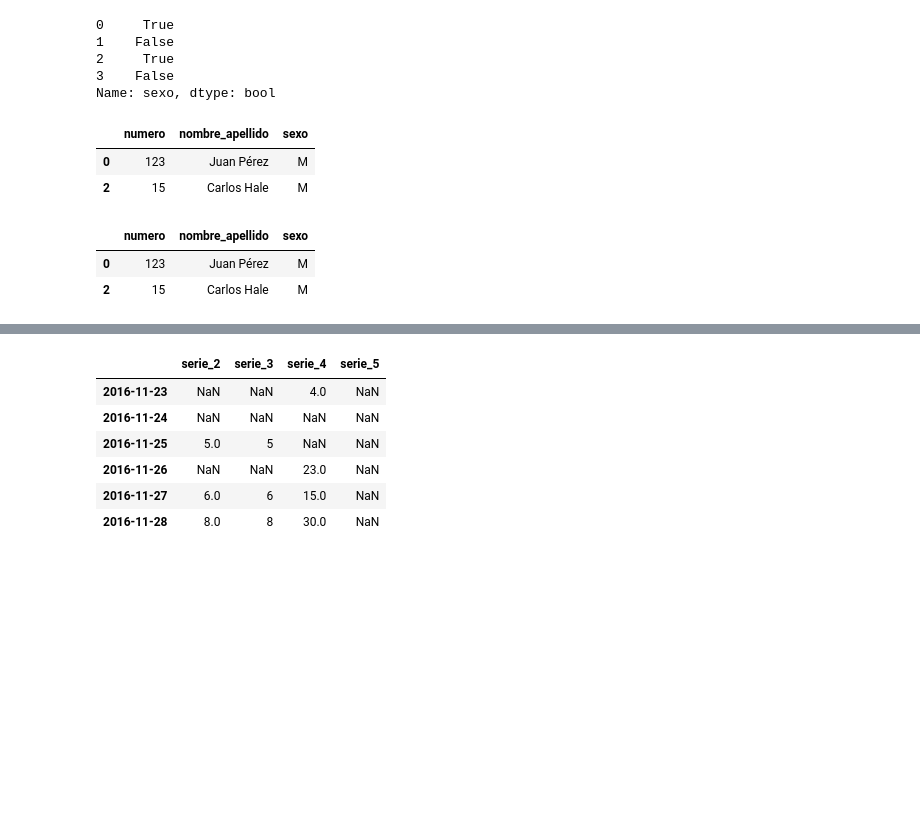
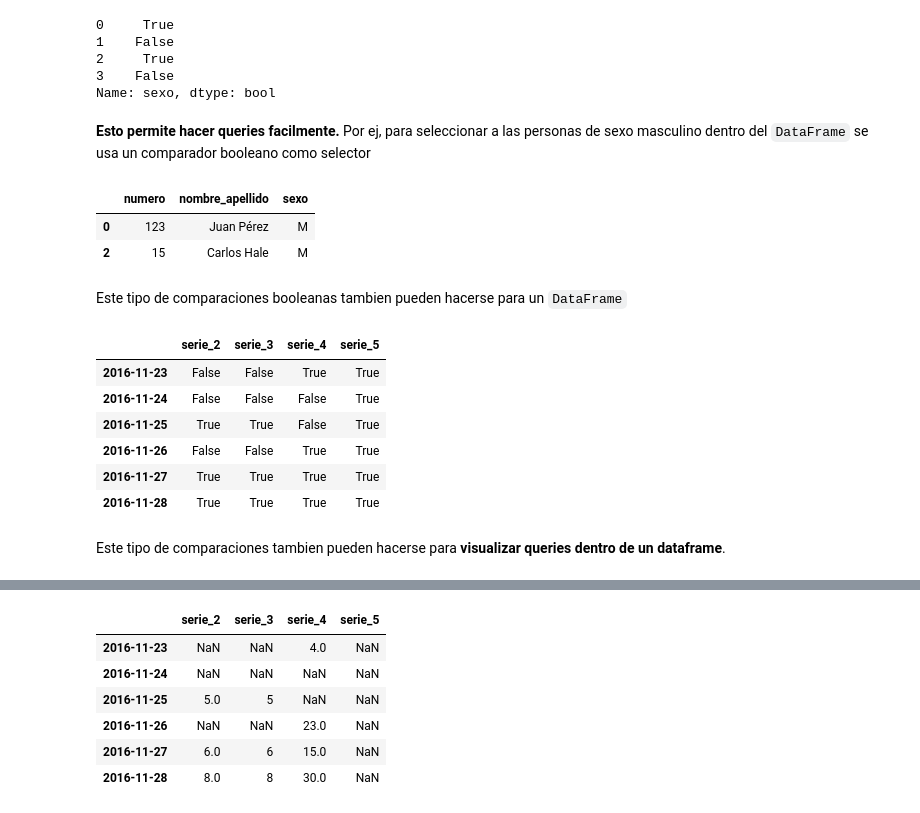
Before and after one commit to datosgobar/taller-analisis-datos-101, a Jupyter notebook: 1 - Introducción a pandas + numpy + matplotlib.ipynb, the cells around one changed output, grey strips where cells are left out. Drawn from its saved outputs; the diff is of its cells as text; code cells hidden in the pictures; blank space fills up the shorter version.

```diff
--- a/1 - Introducción a pandas + numpy + matplotlib.ipynb
+++ b/1 - Introducción a pandas + numpy + matplotlib.ipynb
@@ -245,4 +258,6 @@ df_personas.sexo == "M"
 2     True
 3    False
 Name: sexo, dtype: bool
+# %% [markdown]
+**Esto permite hacer queries facilmente.** Por ej, para seleccionar a las personas de sexo masculino dentro del `DataFrame` se usa un comparador booleano como selector
 # %%
@@ -251,12 +266,20 @@ df_personas[df_personas.sexo == "M"] # expresión sobre una columna
 |  | numero | nombre_apellido | sexo |
 | 0 | 123 | Juan Pérez | M |
 | 2 | 15 | Carlos Hale | M |
-# %%
-df_personas[[True, False, True, False]]
-# %% [output]
-|  | numero | nombre_apellido | sexo |
-| 0 | 123 | Juan Pérez | M |
-| 2 | 15 | Carlos Hale | M |
+# %% [markdown]
+Este tipo de comparaciones booleanas tambien pueden hacerse para un `DataFrame`
+# %%
+df > 3
+# %% [output]
+|  | serie_2 | serie_3 | serie_4 | serie_5 |
+| 2016-11-23 | False | False | True | True |
+| 2016-11-24 | False | False | False | True |
+| 2016-11-25 | True | True | False | True |
+| 2016-11-26 | False | False | True | True |
+| 2016-11-27 | True | True | True | True |
+| 2016-11-28 | True | True | True | True |
+# %% [markdown]
+Este tipo de comparaciones tambien pueden hacerse para **visualizar queries dentro de un dataframe**.
 # %%
 df[df > 3] # máscara sobre todos los valores del DataFrame
 # %% [output]
```
Also changed, not shown: parts of 68 cells of this notebook.
